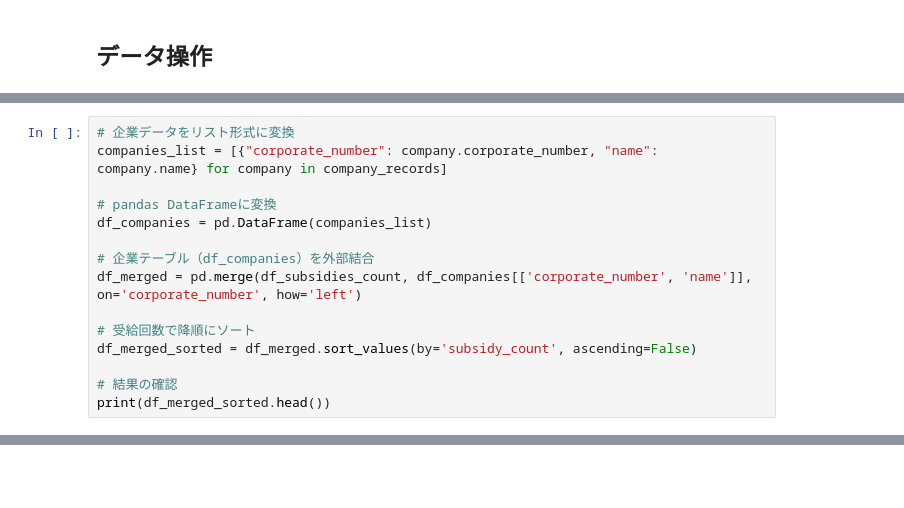
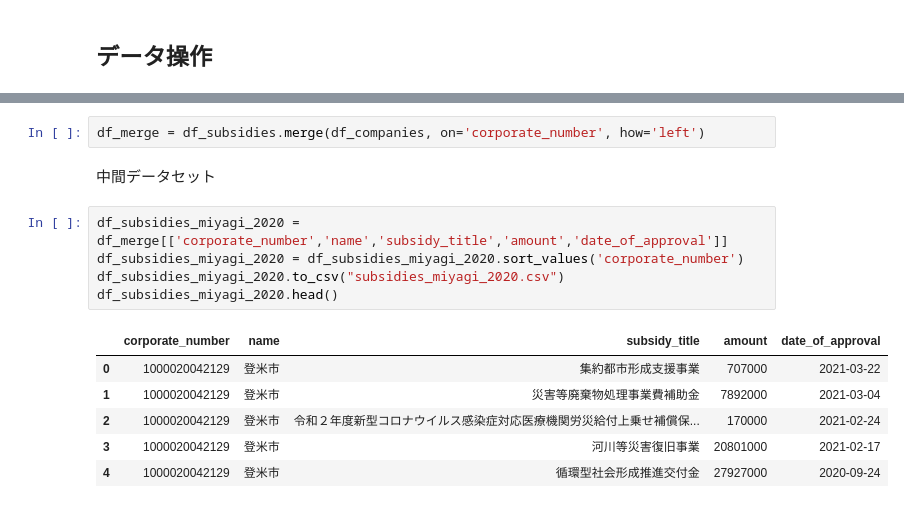
Before and after one commit to Rioto3/gbizinfo-subsidy-analysis, a Jupyter notebook: refactoring/new/2.ipynb, the cells around one changed output, grey strips where cells are left out. Cells and saved outputs as stored; diff of their text form; blank space fills up the shorter version.

```diff
--- a/refactoring/new/2.ipynb
+++ b/refactoring/new/2.ipynb
@@ -352,15 +288,0 @@ company_records = session.query(MiyagiCompanies2020).all()
-# %%
-# 企業データをリスト形式に変換
-companies_list = [{"corporate_number": company.corporate_number, "name": company.name} for company in company_records]
-
-# pandas DataFrameに変換
-df_companies = pd.DataFrame(companies_list)
-
-# 企業テーブル（df_companies）を外部結合
-df_merged = pd.merge(df_subsidies_count, df_companies[['corporate_number', 'name']], on='corporate_number', how='left')
-
-# 受給回数で降順にソート
-df_merged_sorted = df_merged.sort_values(by='subsidy_count', ascending=False)
-
-# 結果の確認
-print(df_merged_sorted.head())
@@ -452,0 +289,16 @@ plt.show()
+# %%
+df_merge = df_subsidies.merge(df_companies, on='corporate_number', how='left')
+# %% [markdown]
+中間データセット
+# %%
+df_subsidies_miyagi_2020 = df_merge[['corporate_number','name','subsidy_title','amount','date_of_approval']]
+df_subsidies_miyagi_2020 = df_subsidies_miyagi_2020.sort_values('corporate_number')
+df_subsidies_miyagi_2020.to_csv("subsidies_miyagi_2020.csv")
+df_subsidies_miyagi_2020.head()
+# %% [output]
+|  | corporate_number | name | subsidy_title | amount | date_of_approval |
+| 0 | 1000020042129 | 登米市 | 集約都市形成支援事業 | 707000 | 2021-03-22 |
+| 1 | 1000020042129 | 登米市 | 災害等廃棄物処理事業費補助金 | 7892000 | 2021-03-04 |
+| 2 | 1000020042129 | 登米市 | 令和２年度新型コロナウイルス感染症対応医療機関労災給付上乗せ補償保... | 170000 | 2021-02-24 |
+| 3 | 1000020042129 | 登米市 | 河川等災害復旧事業 | 20801000 | 2021-02-17 |
+| 4 | 1000020042129 | 登米市 | 循環型社会形成推進交付金 | 27927000 | 2020-09-24 |
```
Also changed, not shown: parts of 17 cells of this notebook.
